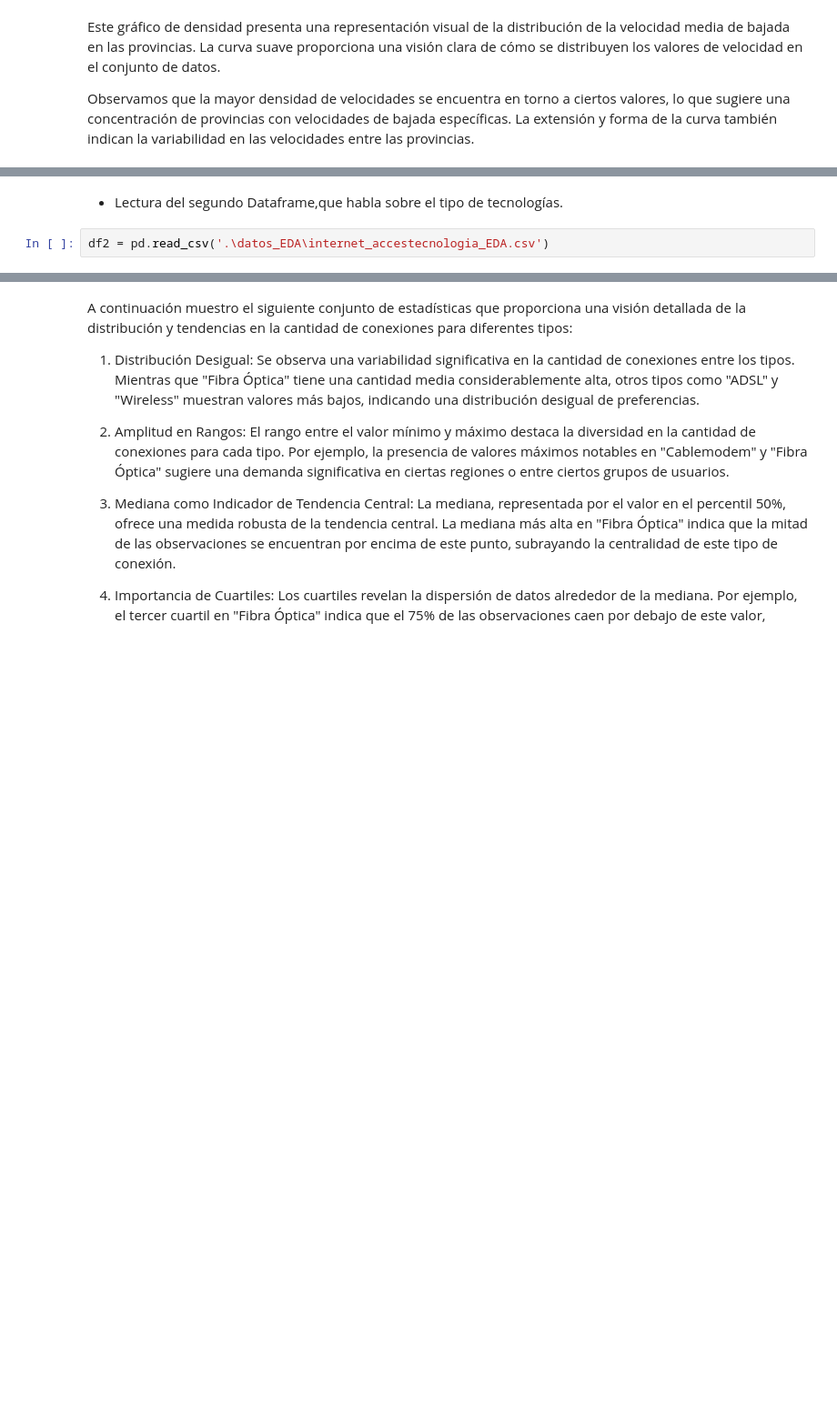
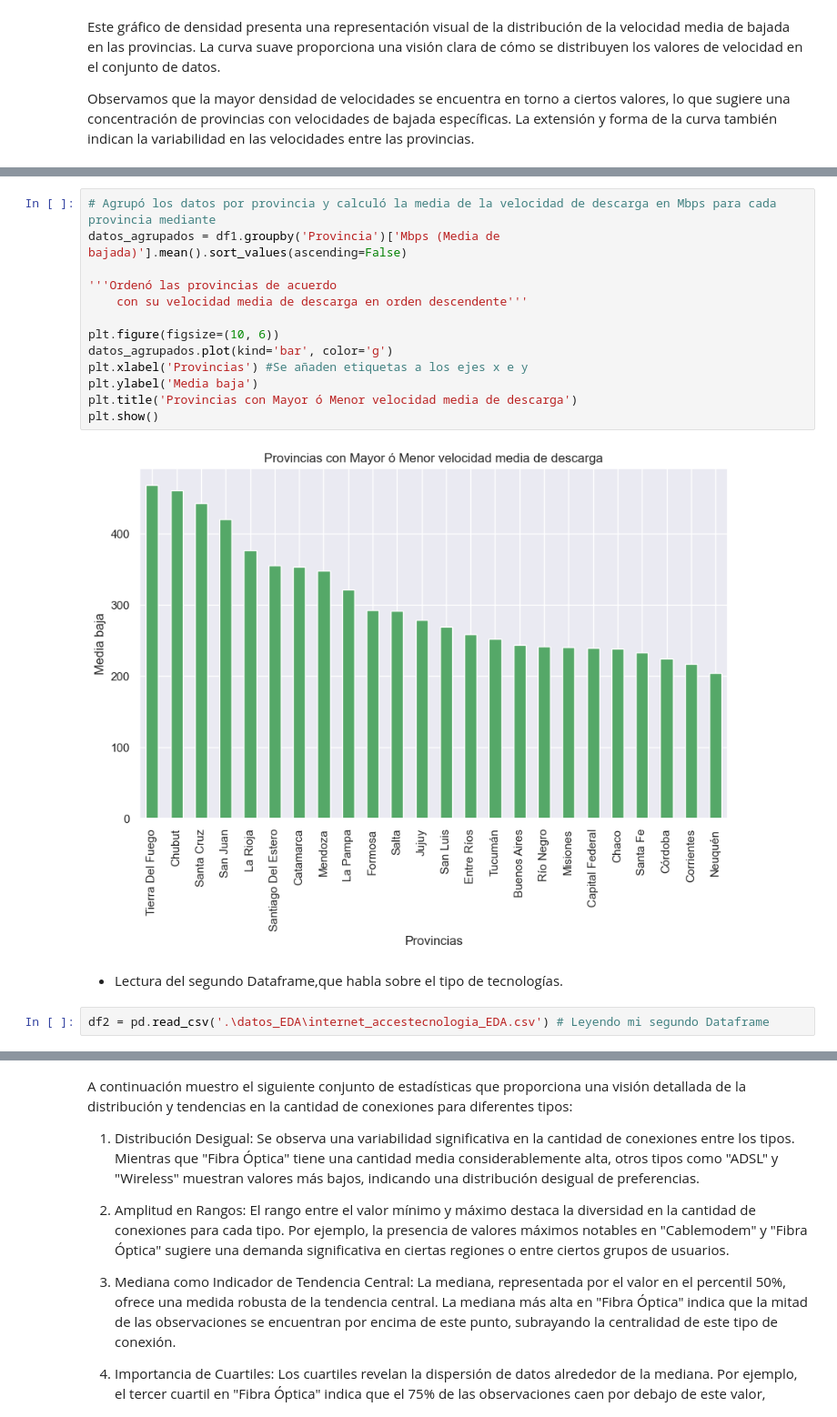
Before and after one commit to Chinaskidev/VecinoNet_Proyecto, a Jupyter notebook: tele_ENACOM_EDA.ipynb, the cells around one changed output, grey strips where cells are left out. Shown at 91% size. Saved outputs shown, nothing was run; the diff lists cells and outputs as text; blank space fills up the shorter version.

```diff
--- a/tele_ENACOM_EDA.ipynb
+++ b/tele_ENACOM_EDA.ipynb
@@ -104,5 +101,20 @@ Index: []
+# %%
+# Agrupó los datos por provincia y calculó la media de la velocidad de descarga en Mbps para cada provincia mediante
+datos_agrupados = df1.groupby('Provincia')['Mbps (Media de bajada)'].mean().sort_values(ascending=False)
+
+'''Ordenó las provincias de acuerdo
+    con su velocidad media de descarga en orden descendente'''
+
+plt.figure(figsize=(10, 6))
+datos_agrupados.plot(kind='bar', color='g')
+plt.xlabel('Provincias') #Se añaden etiquetas a los ejes x e y
+plt.ylabel('Media baja')
+plt.title('Provincias con Mayor ó Menor velocidad media de descarga')
+plt.show()
+# %% [output]
+[figure, added]
 # %% [markdown]
 - Lectura del segundo Dataframe,que habla sobre el tipo de tecnologías.
 # %%
-df2 = pd.read_csv('.\datos_EDA\internet_accestecnologia_EDA.csv')
+df2 = pd.read_csv('.\datos_EDA\internet_accestecnologia_EDA.csv') # Leyendo mi segundo Dataframe
 # %%
```
Also changed, not shown: parts of 38 cells of this notebook.
